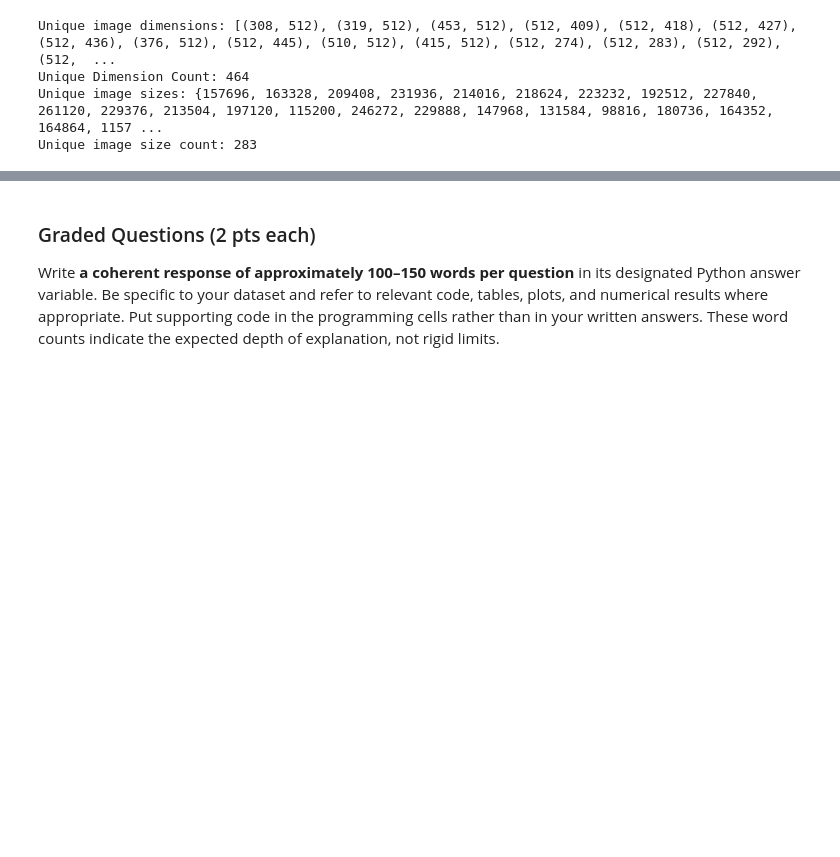
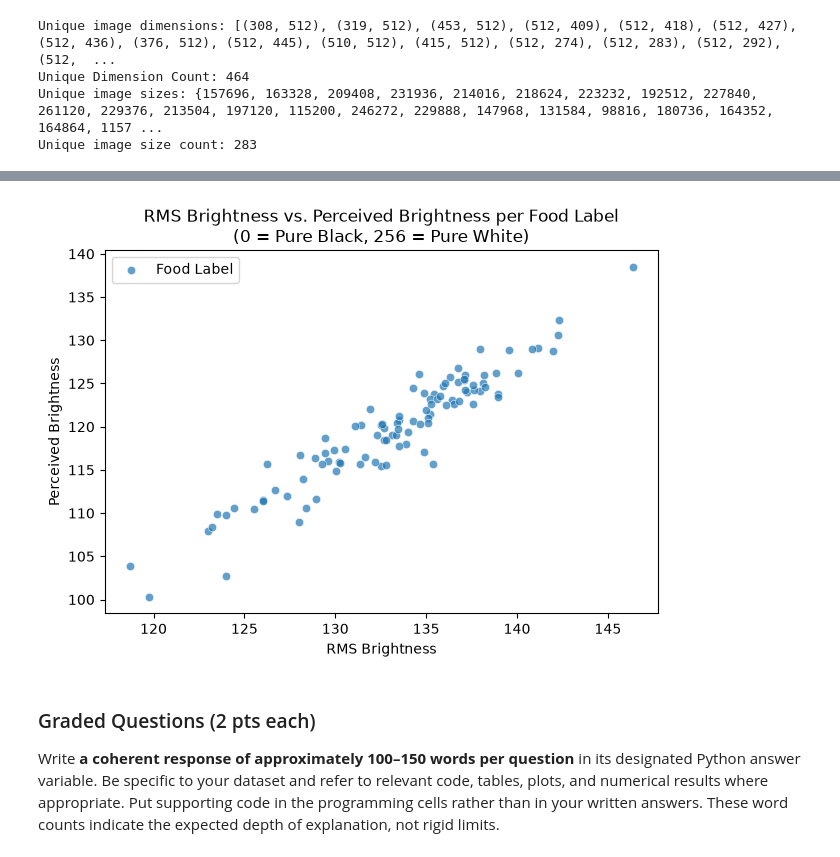
Before and after one commit to aidandig/DX703-Final-Project, a Jupyter notebook: Final_Project_Milestone.ipynb, the cells around one changed output, grey strips where cells are left out. Drawn from its saved outputs; the diff is of its cells as text; code cells hidden in the pictures; blank space fills up the shorter version.

```diff
--- a/Final_Project_Milestone.ipynb
+++ b/Final_Project_Milestone.ipynb
@@ -378,3 +449,15 @@ Unique image size count: 283
+# %%
+sns.scatterplot(
+    x=food_label_brightness['RMS Brightness'],
+    y=food_label_brightness['Perceived Brightness'],
+    alpha=0.7
+)
+plt.title('RMS Brightness vs. Perceived Brightness per Food Label\n(0 = Pure Black, 256 = Pure White)')
+plt.legend(['Food Label'])
+plt.tight_layout()
+plt.show()
+# %% [output]
+[figure, added]
 # %% [markdown]
 ### Graded Questions (2 pts each)
 
```
Also changed, not shown: parts of 5 cells of this notebook.
